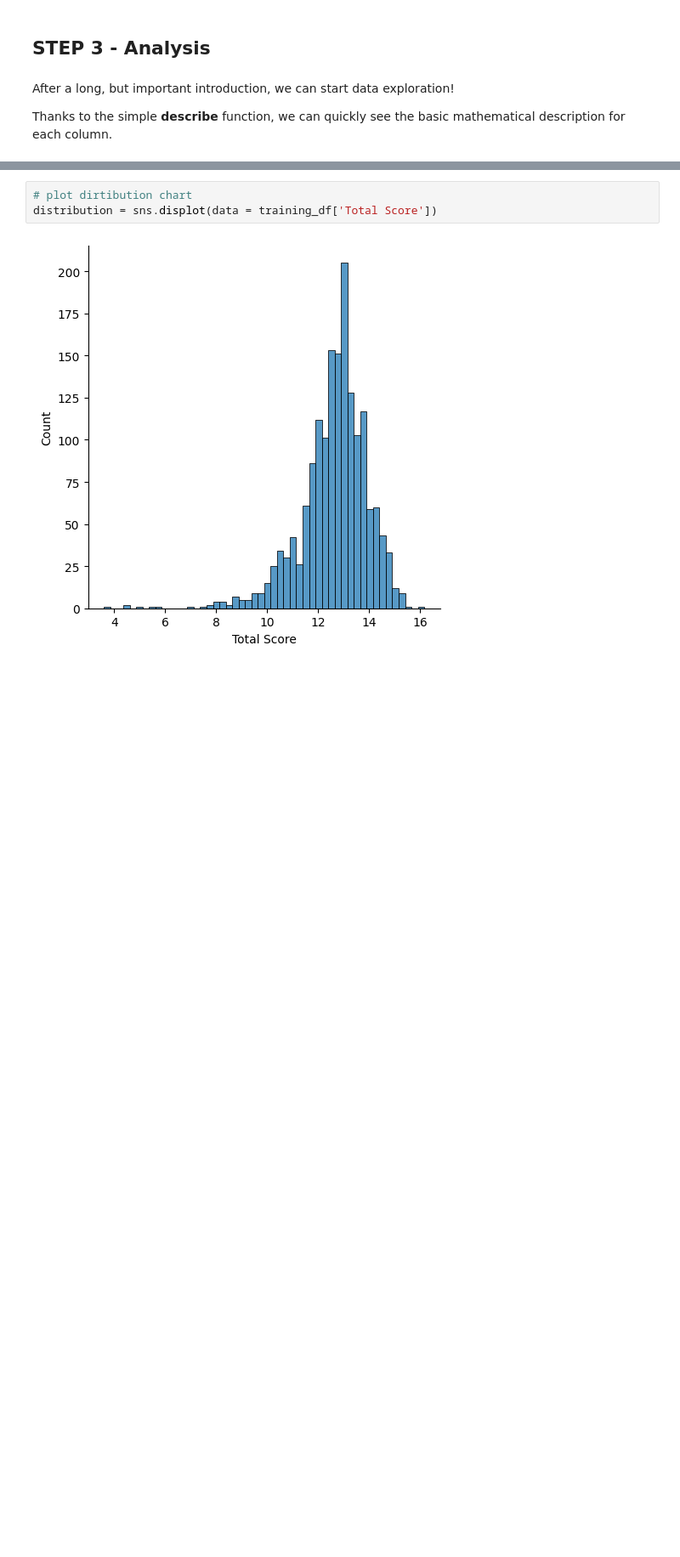
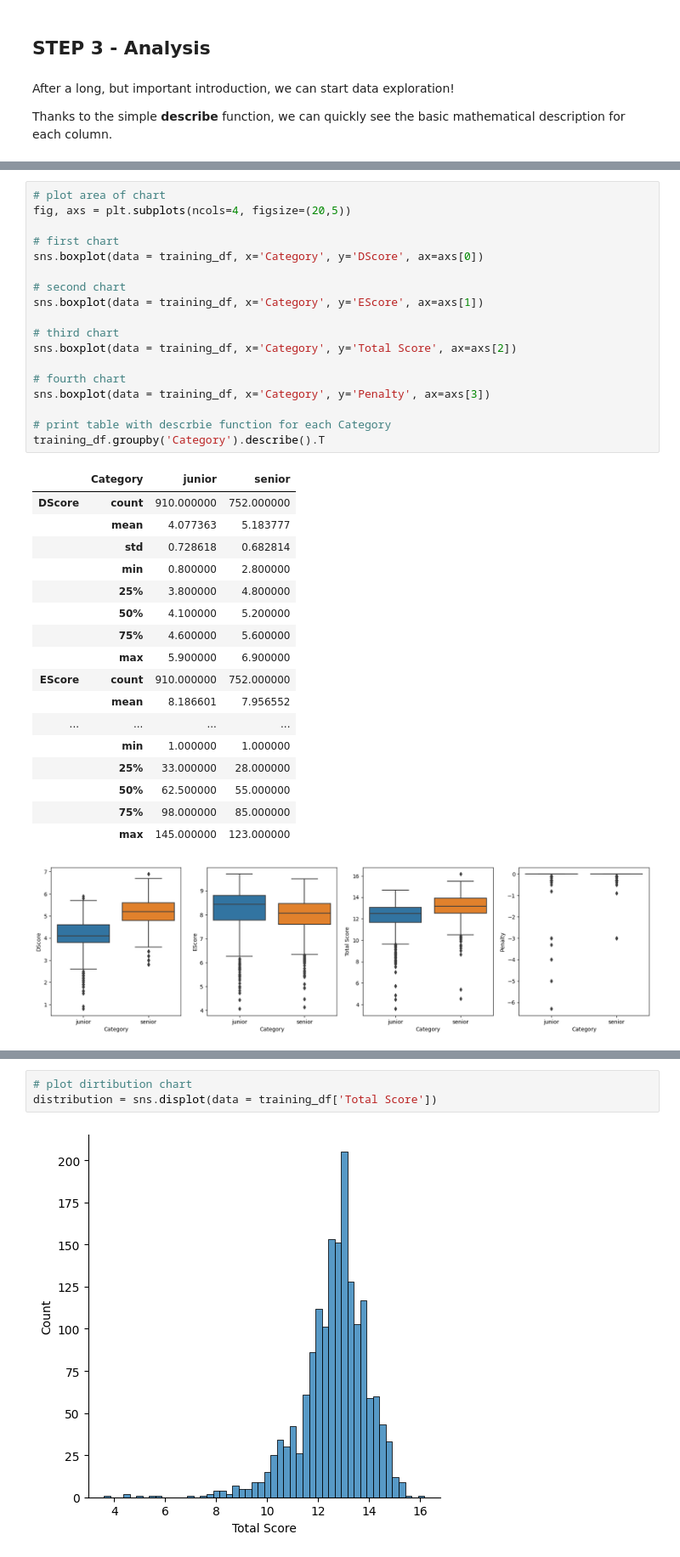
Before and after one commit to Asturn15/Gymnastics-on-GitHub, a Jupyter notebook: Project 5 - ML model in Python/Notebook project.ipynb, the cells around one changed output, grey strips where cells are left out. Shown at 85% size. Drawn from its saved outputs; the diff is of its cells as text; blank space fills up the shorter version.

```diff
--- a/Project 5 - ML model in Python/Notebook project.ipynb
+++ b/Project 5 - ML model in Python/Notebook project.ipynb
@@ -671,0 +665,37 @@ Since the value of the `"Total Score"` column consists of all the others, we wil
+# %%
+# plot area of chart
+fig, axs = plt.subplots(ncols=4, figsize=(20,5))
+
+# first chart
+sns.boxplot(data = training_df, x='Category', y='DScore', ax=axs[0])
+
+# second chart
+sns.boxplot(data = training_df, x='Category', y='EScore', ax=axs[1])
+
+# third chart
+sns.boxplot(data = training_df, x='Category', y='Total Score', ax=axs[2])
+
+# fourth chart
+sns.boxplot(data = training_df, x='Category', y='Penalty', ax=axs[3])
+
+# print table with descrbie function for each Category
+training_df.groupby('Category').describe().T
+# %% [output]
+|  | Category | junior | senior |
+| DScore | count | 910.000000 | 752.000000 |
+|  | mean | 4.077363 | 5.183777 |
+|  | std | 0.728618 | 0.682814 |
+|  | min | 0.800000 | 2.800000 |
+|  | 25% | 3.800000 | 4.800000 |
+|  | 50% | 4.100000 | 5.200000 |
+|  | 75% | 4.600000 | 5.600000 |
+|  | max | 5.900000 | 6.900000 |
+| EScore | count | 910.000000 | 752.000000 |
+|  | mean | 8.186601 | 7.956552 |
+| ... | ... | ... | ... |
+|  | min | 1.000000 | 1.000000 |
+|  | 25% | 33.000000 | 28.000000 |
+|  | 50% | 62.500000 | 55.000000 |
+|  | 75% | 98.000000 | 85.000000 |
+|  | max | 145.000000 | 123.000000 |
+[figure, added]
```
Also changed, not shown: parts of 19 cells of this notebook, 1 other file.
